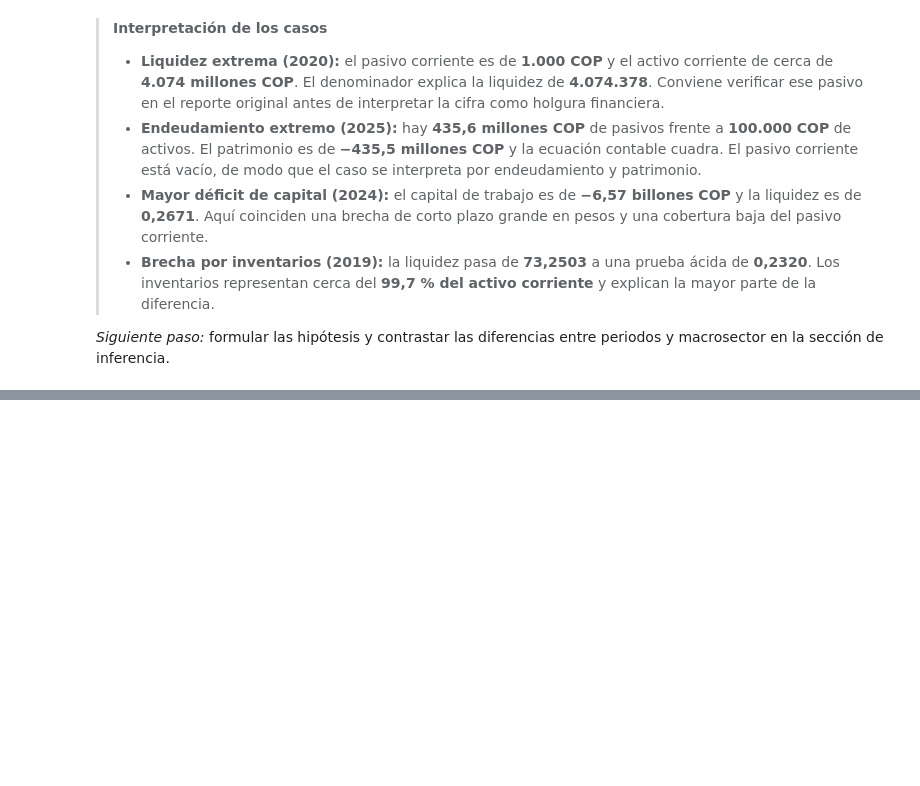
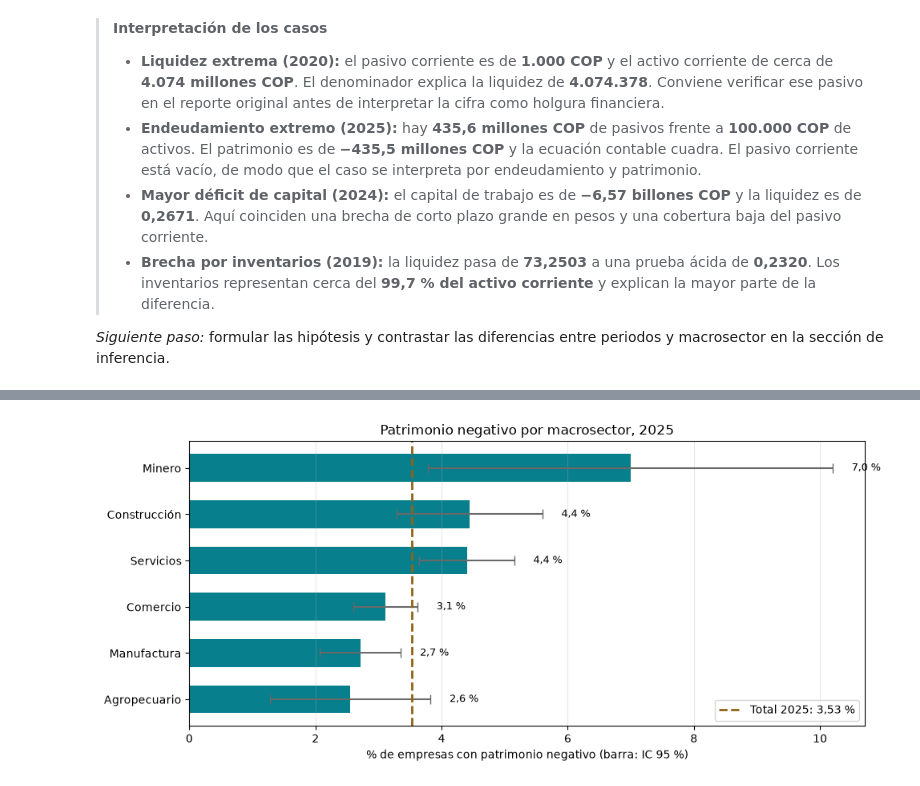
Before and after one commit to JulianHZ711/Final-AnalisisDatos, a Jupyter notebook: notebooks/proyecto_integrador.ipynb, the cells around one changed output, grey strips where cells are left out. Saved outputs shown, nothing was run; the diff lists cells and outputs as text; code cells hidden in the pictures; blank space fills up the shorter version.

```diff
--- a/notebooks/proyecto_integrador.ipynb
+++ b/notebooks/proyecto_integrador.ipynb
@@ -2519,0 +2833,20 @@ macrosector en la sección de inferencia.
+# %%
+orden = detalle.sort_values("% negativo")
+errores = [orden["% negativo"] - orden["IC 95 % inferior"],
+           orden["IC 95 % superior"] - orden["% negativo"]]
+
+fig, eje = plt.subplots(figsize=(10, 4.5))
+eje.barh(orden.index.str.capitalize(), orden["% negativo"], xerr=errores, height=0.6,
+         color=COLOR_PRINCIPAL, ecolor="dimgray", capsize=4)
+eje.axvline(total, color=COLOR_RESALTADO, linestyle="--", linewidth=2,
+            label=f"Total {ANIO_CHI}: {total:.2f} %".replace(".", ","))
+for i, (valor, superior) in enumerate(zip(orden["% negativo"], orden["IC 95 % superior"])):
+    eje.text(superior + 0.3, i, f"{valor:.1f} %".replace(".", ","), va="center", fontsize=9)
+eje.set_xlabel("% de empresas con patrimonio negativo (barra: IC 95 %)")
+eje.set_title(f"Patrimonio negativo por macrosector, {ANIO_CHI}")
+eje.grid(axis="x", alpha=0.3)
+eje.legend(loc="lower right")
+plt.tight_layout()
+plt.show()
+# %% [output]
+[figure, added]
```
Also changed, not shown: parts of 14 cells of this notebook.
